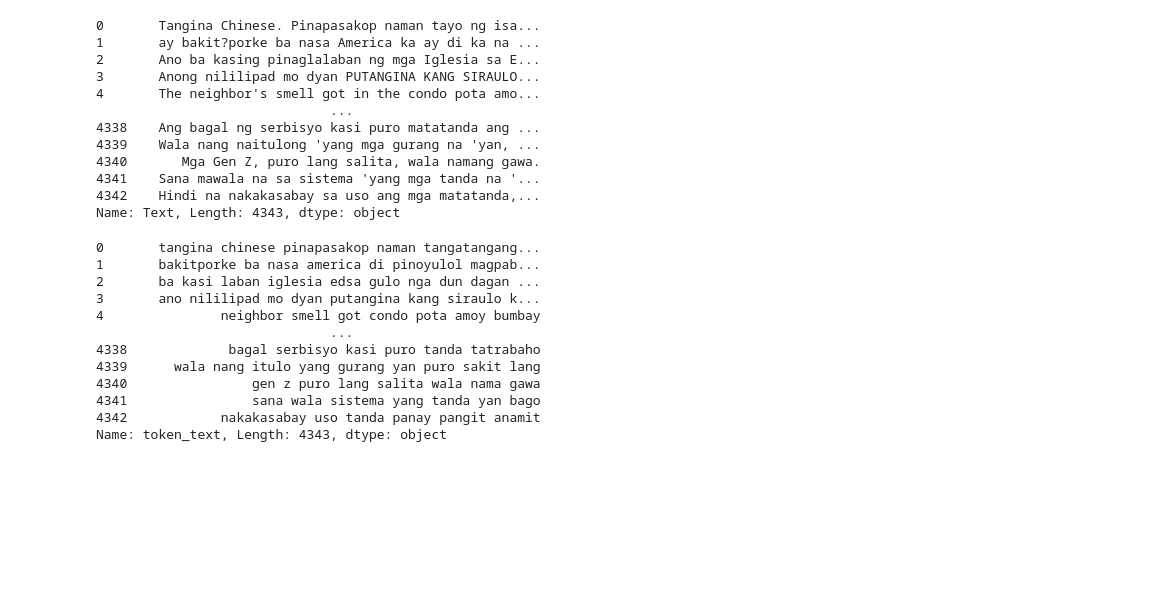
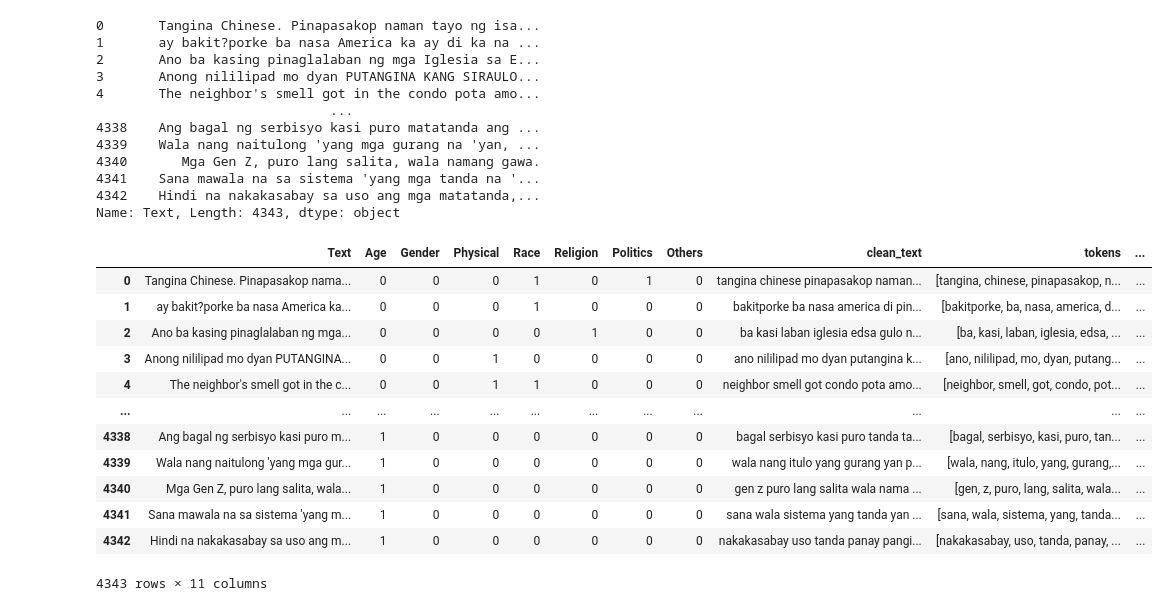
Before and after one commit to llaight/Multilabel-Hatespeech, a Jupyter notebook: v2_multilabel_rulebased_hate_linearsvc.ipynb, the cells around one changed output. Saved outputs shown, nothing was run; the diff lists cells and outputs as text; code cells hidden in the pictures; blank space fills up the shorter version.

```diff
--- a/v2_multilabel_rulebased_hate_linearsvc.ipynb
+++ b/v2_multilabel_rulebased_hate_linearsvc.ipynb
@@ -132,18 +142,19 @@ df['Text']
 4342    Hindi na nakakasabay sa uso ang mga matatanda,...
 Name: Text, Length: 4343, dtype: object
 # %%
-df['token_text']
+df
 # %% [output]
+|  | Text | Age | Gender | Physical | Race | Religion | Politics | Others | clean_text | tokens | ... |
+| 0 | Tangina Chinese. Pinapasakop nama... | 0 | 0 | 0 | 1 | 0 | 1 | 0 | tangina chinese pinapasakop naman... | [tangina, chinese, pinapasakop, n... | ... |
+| 1 | ay bakit?porke ba nasa America ka... | 0 | 0 | 0 | 1 | 0 | 0 | 0 | bakitporke ba nasa america di pin... | [bakitporke, ba, nasa, america, d... | ... |
+| 2 | Ano ba kasing pinaglalaban ng mga... | 0 | 0 | 0 | 0 | 1 | 0 | 0 | ba kasi laban iglesia edsa gulo n... | [ba, kasi, laban, iglesia, edsa, ... | ... |
+| 3 | Anong nililipad mo dyan PUTANGINA... | 0 | 0 | 1 | 0 | 0 | 0 | 0 | ano nililipad mo dyan putangina k... | [ano, nililipad, mo, dyan, putang... | ... |
+| 4 | The neighbor's smell got in the c... | 0 | 0 | 1 | 1 | 0 | 0 | 0 | neighbor smell got condo pota amo... | [neighbor, smell, got, condo, pot... | ... |
+| ... | ... | ... | ... | ... | ... | ... | ... | ... | ... | ... | ... |
+| 4338 | Ang bagal ng serbisyo kasi puro m... | 1 | 0 | 0 | 0 | 0 | 0 | 0 | bagal serbisyo kasi puro tanda ta... | [bagal, serbisyo, kasi, puro, tan... | ... |
+| 4339 | Wala nang naitulong 'yang mga gur... | 1 | 0 | 0 | 0 | 0 | 0 | 0 | wala nang itulo yang gurang yan p... | [wala, nang, itulo, yang, gurang,... | ... |
+| 4340 | Mga Gen Z, puro lang salita, wala... | 1 | 0 | 0 | 0 | 0 | 0 | 0 | gen z puro lang salita wala nama ... | [gen, z, puro, lang, salita, wala... | ... |
+| 4341 | Sana mawala na sa sistema 'yang m... | 1 | 0 | 0 | 0 | 0 | 0 | 0 | sana wala sistema yang tanda yan ... | [sana, wala, sistema, yang, tanda... | ... |
+| 4342 | Hindi na nakakasabay sa uso ang m... | 1 | 0 | 0 | 0 | 0 | 0 | 0 | nakakasabay uso tanda panay pangi... | [nakakasabay, uso, tanda, panay, ... | ... |
-0       tangina chinese pinapasakop naman tangatangang...
-1       bakitporke ba nasa america di pinoyulol magpab...
-2       ba kasi laban iglesia edsa gulo nga dun dagan ...
-3       ano nililipad mo dyan putangina kang siraulo k...
-4               neighbor smell got condo pota amoy bumbay
-                              ...
-4338             bagal serbisyo kasi puro tanda tatrabaho
-4339      wala nang itulo yang gurang yan puro sakit lang
-4340                gen z puro lang salita wala nama gawa
-4341                sana wala sistema yang tanda yan bago
-4342            nakakasabay uso tanda panay pangit anamit
-Name: token_text, Length: 4343, dtype: object
+4343 rows × 11 columns
 # %%
```
Also changed, not shown: parts of 19 cells of this notebook.
